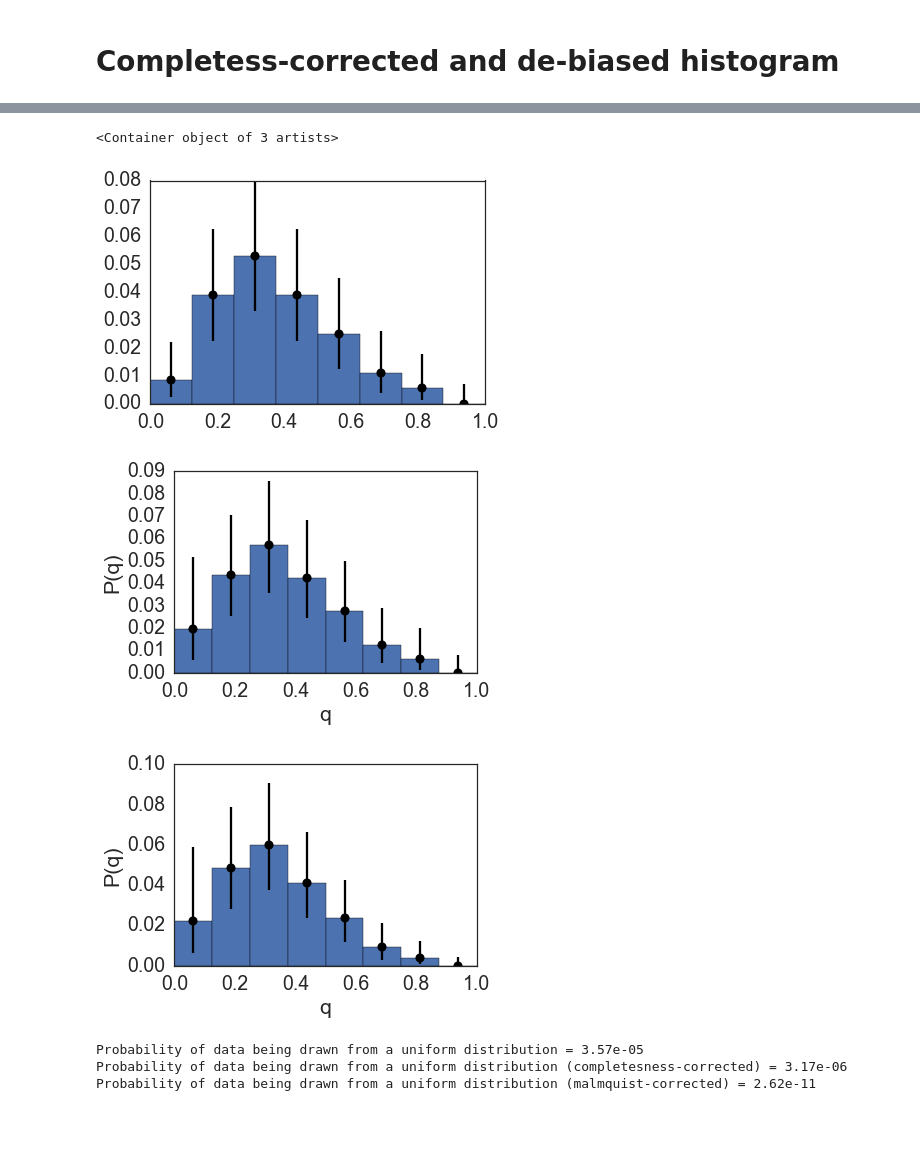
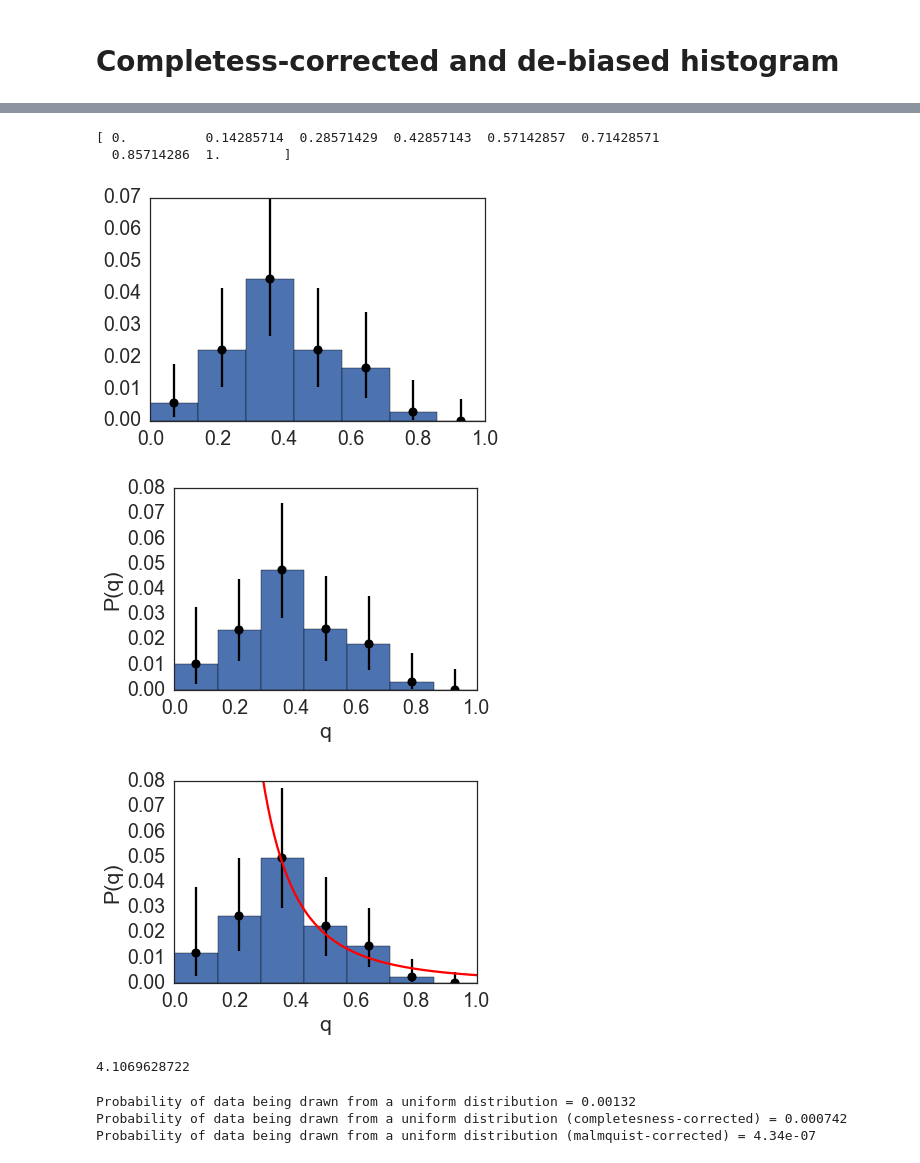
Before and after one commit to kgullikson88/BinaryInference, a Jupyter notebook: RealData.ipynb, the cells around one changed output, grey strips where cells are left out. Cells and saved outputs as stored; diff of their text form; code cells hidden in the pictures; blank space fills up the shorter version.

```diff
--- a/RealData.ipynb
+++ b/RealData.ipynb
@@ -398,17 +417,18 @@ reload(Completeness)
 # %%
 dq = 0.01
-q = np.arange(0, 1+dq, dq)
-completeness = np.zeros_like(q)
-N = np.zeros_like(q)
+comp_q = np.arange(0, 1+dq, dq)
+completeness = np.zeros_like(comp_q)
+N = np.zeros_like(comp_q)
 with h5py.File('data/Completeness.h5', 'r') as f:
     for star, grp in f.iteritems():
-        for date, dgrp in grp.iteritems():
-            #print(star, date)
-            df = Completeness.get_completeness(star.encode(), date.encode()).sort_values(by='q')
-            fcn = spline(df.q, df.Detection_Rate)
-            good = (q < df.q.max()) & (q > df.q.min())
-            completeness[good] += fcn(q[good])
-            N[good] += 1
+        if star not in binary_starlist and star not in multiple_starlist:
+            for date, dgrp in grp.iteritems():
+                #print(star, date)
+                df = Completeness.get_completeness(star.encode(), date.encode()).sort_values(by='q')
+                fcn = spline(df.q, df.Detection_Rate)
+                good = (comp_q < df.q.max()) & (comp_q > df.q.min())
+                completeness[good] += fcn(comp_q[good])
+                N[good] += 1
 
-plt.plot(q, completeness/N)
+plt.plot(comp_q, completeness/N)
 # %% [output]
@@ -418,29 +465,34 @@ SELECT * FROM star WHERE name IN ('HIP 27713')
 # %%
-bins = np.linspace(0, 1, 9)
+import MassRatioDistribution
+reload(MassRatioDistribution)
+Hist = MassRatioDistribution.Hist
+bins = np.linspace(0, 1, 8)
 hist = Hist(mean_q, bins, Nsamp=360)
 hist.plot()
 plt.errorbar(hist.bin_centers, hist.raw_vals,
              yerr=(hist.raw_vals-hist.raw_low, hist.raw_high-hist.raw_vals),
              fmt='ko')
+print(hist.bin_edges)
 # %% [output]
-<Container object of 3 artists>
+[ 0.          0.14285714  0.28571429  0.42857143  0.57142857  0.71428571
+  0.85714286  1.        ]
-[figure, old version]
+[figure, new version]
 # %%
 good = N > 0
-comp_fcn = spline(q[good], completeness[good]/N[good], ext=3)
+comp_fcn = spline(comp_q[good], completeness[good]/N[good], ext=3)
 hist.completeness(completeness_fcn=comp_fcn)
 hist.plot()
 plt.errorbar(hist.bin_centers, hist.complete_vals,
              yerr=(hist.complete_vals-hist.complete_low, hist.complete_high-hist.complete_vals),
              fmt='ko')
 #plt.plot(q, 0.01*q**(-1.5), 'r-')
 #plt.ylim((0, 0.1))
 plt.xlabel('q')
 plt.ylabel('P(q)')
 plt.subplots_adjust(bottom=0.20, left=0.20)
-plt.savefig('/home/kgullikson/Desktop/MRD.pdf')
+#plt.savefig('/home/kgullikson/Desktop/MRD.pdf')
 # %% [output]
-[figure, old version]
+[figure, new version]
 # %%
 malm_pars = np.array([-0.02042249,  0.04079731, -0.0227729 ,  0.01252475, -0.00095515, 0.00712293])
 hist.malmquist(malm_pars[::-1])
@@ -451,10 +503,18 @@ plt.errorbar(hist.bin_centers, hist.malm_vals,
 
 plt.xlabel('q')
 plt.ylabel('P(q)')
+ylim = plt.ylim()
+plt.plot(comp_q, 0.003*comp_q**(-2.68), 'r-')
+plt.ylim(ylim)
 plt.subplots_adjust(bottom=0.20, left=0.20)
-plt.savefig('/home/kgullikson/Desktop/MRD.pdf')
+plt.savefig('Figures/MRD.pdf')
+plt.savefig('Figures/MRD.jpeg')
 # %% [output]
-[figure, old version]
+[figure, new version]
+# %%
+print( 0.003*0.25**(-2.68) / 0.03)
+# %% [output]
+4.1069628722
 # %%
 from scipy import stats
 from scipy import integrate
@@ -468,7 +528,7 @@ class CensoredUniform(stats.rv_continuous):
     def _cdf(self, x):
         return comp_cdf(x) / norm[0]
 
-malm_fcn = spline(q[good], completeness[good]/N[good] * np.poly1d(malm_pars)(q[good]), ext=3)
+malm_fcn = spline(comp_q[good], completeness[good]/N[good] * np.poly1d(malm_pars)(comp_q[good]), ext=3)
 malm_norm = integrate.quad(malm_fcn, 0, 1, maxp1=100)
 malm_cdf = malm_fcn.antiderivative()
 class MalmquistUniform(stats.rv_continuous):
@@ -486,6 +546,6 @@ print('Probability of data being drawn from a uniform distribution (completesnes
 KS, p = stats.kstest(mean_q[~np.isnan(mean_q)], MalmquistUniform().cdf)
 print('Probability of data being drawn from a uniform distribution (malmquist-corrected) = {:.3g}'.format(p))
 # %% [output]
-Probability of data being drawn from a uniform distribution = 3.57e-05
-Probability of data being drawn from a uniform distribution (completesness-corrected) = 3.17e-06
-Probability of data being drawn from a uniform distribution (malmquist-corrected) = 2.62e-11
+Probability of data being drawn from a uniform distribution = 0.00132
+Probability of data being drawn from a uniform distribution (completesness-corrected) = 0.000742
+Probability of data being drawn from a uniform distribution (malmquist-corrected) = 4.34e-07
```
Also changed, not shown: parts of 27 cells of this notebook, 2 other files.
